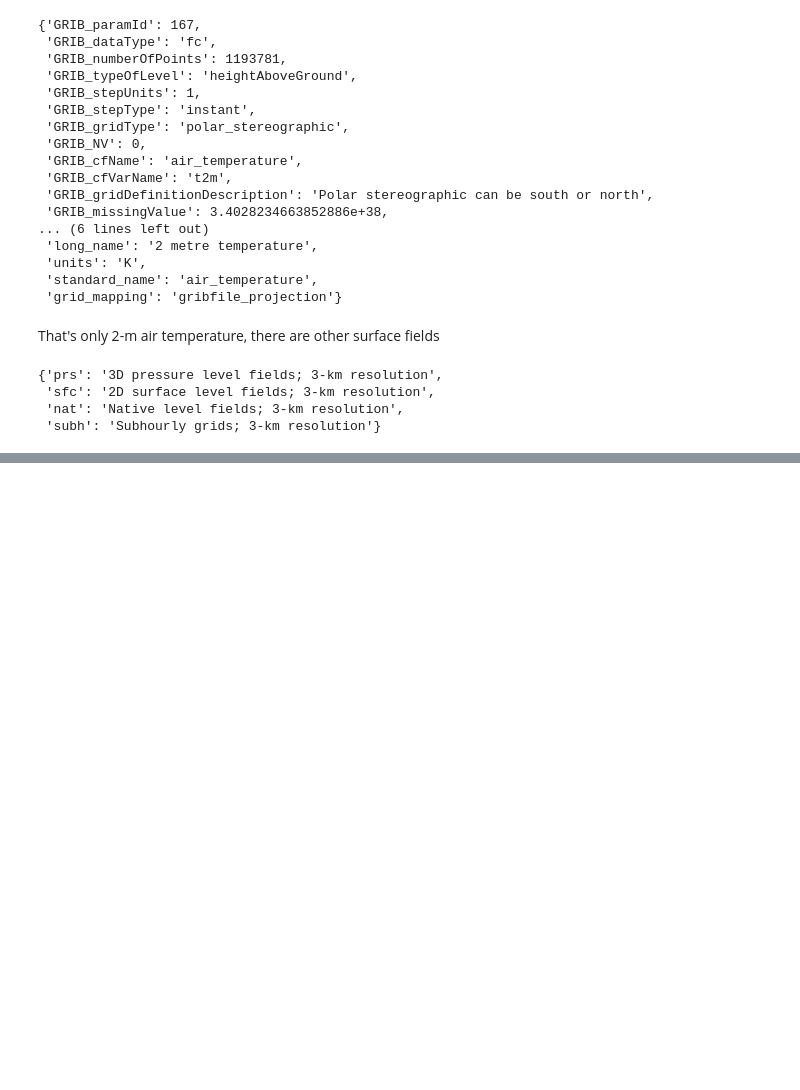
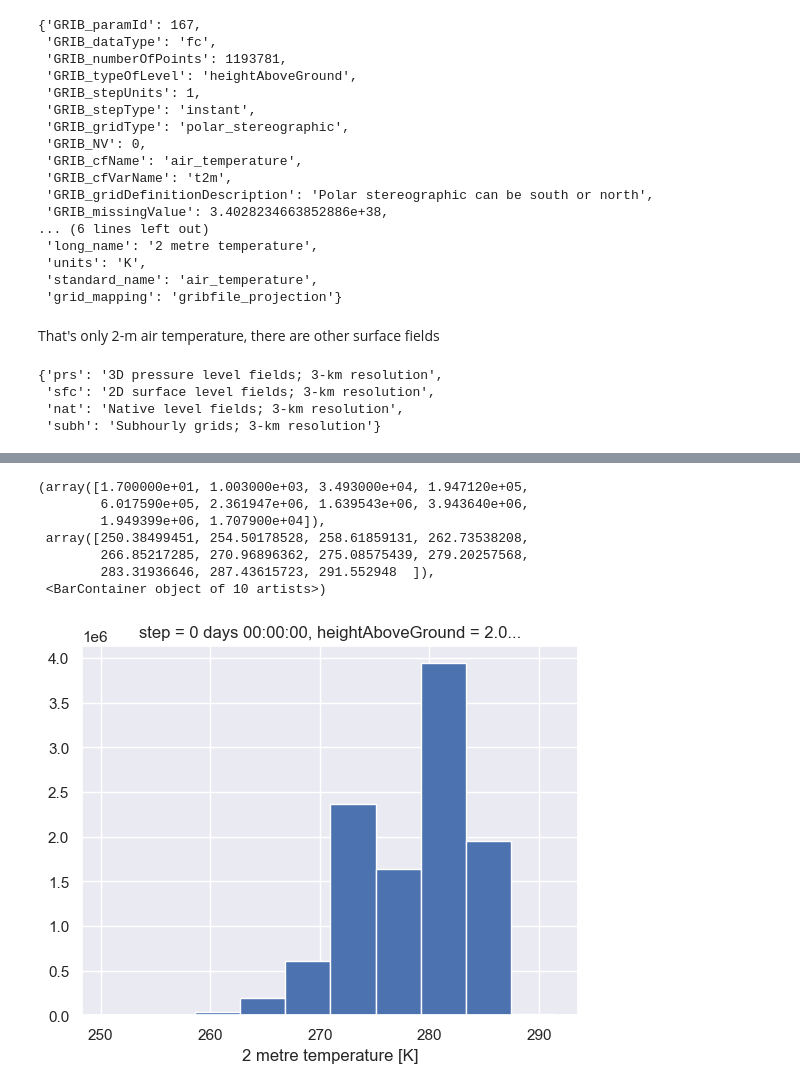
Before and after one commit to cassielumbrazo/juneau_data_analysis, a Jupyter notebook: 4_herbie_hrrr_download.ipynb, the cells around one changed output, grey strips where cells are left out. Saved outputs shown, nothing was run; the diff lists cells and outputs as text; code cells hidden in the pictures; blank space fills up the shorter version.

```diff
--- a/4_herbie_hrrr_download.ipynb
+++ b/4_herbie_hrrr_download.ipynb
@@ -379,0 +292,3 @@ Data variables:
+# %%
+ds = xr.open_dataset(MERGE_FILE)
+ds
@@ -379,0 +313,11 @@ Data variables:
+# %%
+ds.t2m.plot()
+# %% [output]
+(array([1.700000e+01, 1.003000e+03, 3.493000e+04, 1.947120e+05,
+        6.017590e+05, 2.361947e+06, 1.639543e+06, 3.943640e+06,
+        1.949399e+06, 1.707900e+04]),
+ array([250.38499451, 254.50178528, 258.61859131, 262.73538208,
+        266.85217285, 270.96896362, 275.08575439, 279.20257568,
+        283.31936646, 287.43615723, 291.552948  ]),
+ <BarContainer object of 10 artists>)
+[figure, added]
```
Also changed, not shown: parts of 48 cells of this notebook.
